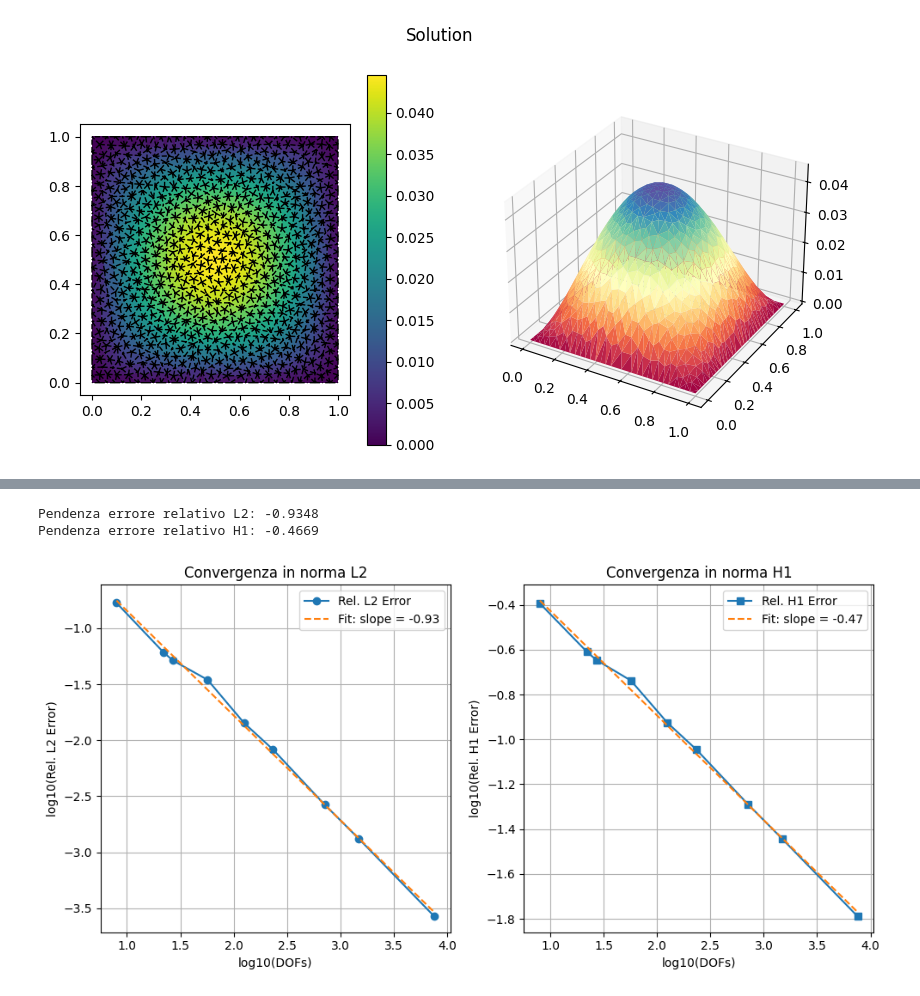
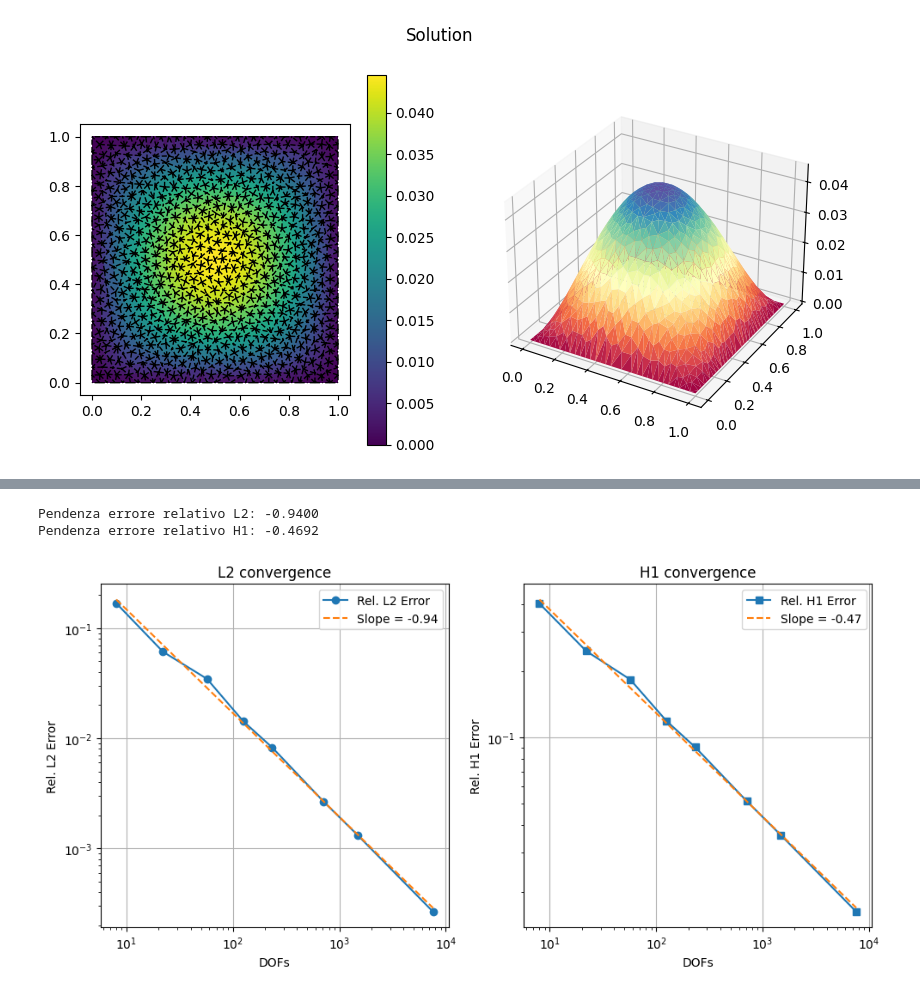
Before and after one commit to aurona23/progetto-MOR, a Jupyter notebook: high_fidelity_trial.ipynb, the cells around one changed output, grey strips where cells are left out. Drawn from its saved outputs; the diff is of its cells as text; code cells hidden in the pictures.

```diff
--- a/high_fidelity_trial.ipynb
+++ b/high_fidelity_trial.ipynb
@@ -416,50 +416,54 @@ DOFs     h         Rel. L2 Err    Rel. H1 Err  Rel. Residual       Iter   Max It
 # %%
 import matplotlib.pyplot as plt
+import numpy as np
 
-# Supponiamo che dofs_errors sia già definito
-# dofs_errors = {dofs1: [rel_L2_err1, rel_H1_err1], dofs2: [...], ...}
-
-# Ordina per numero di DOFs
+# Ordina i DOFs
 dofs_sorted = sorted(dofs_errors.keys())
-log_dofs = np.log10(dofs_sorted)
 rel_L2_errors = [dofs_errors[d][0] for d in dofs_sorted]
 rel_H1_errors = [dofs_errors[d][1] for d in dofs_sorted]
 
-log_rel_L2_errors = np.log10(rel_L2_errors)
-log_rel_H1_errors = np.log10(rel_H1_errors)
+# Fit lineare in scala log-log
+log_dofs = np.log10(dofs_sorted)
+log_rel_L2 = np.log10(rel_L2_errors)
+log_rel_H1 = np.log10(rel_H1_errors)
+coeffs_L2 = np.polyfit(log_dofs, log_rel_L2, 1)
+coeffs_H1 = np.polyfit(log_dofs, log_rel_H1, 1)
 
-# Fit lineare (retta) in scala log-log
-coeffs_L2 = np.polyfit(log_dofs, log_rel_L2_errors, 1)
-coeffs_H1 = np.polyfit(log_dofs, log_rel_H1_errors, 1)
-
-# Stampa pendenze
 print(f"Pendenza errore relativo L2: {coeffs_L2[0]:.4f}")
 print(f"Pendenza errore relativo H1: {coeffs_H1[0]:.4f}")
 
-# Plot L2
+# Plot in scala log-log ma con assi reali
 plt.figure(figsize=(10, 5))
+
+# L2 plot
 plt.subplot(1, 2, 1)
-plt.plot(log_dofs, log_rel_L2_errors, 'o-', label='Rel. L2 Error')
-plt.plot(log_dofs, np.polyval(coeffs_L2, log_dofs), '--', label=f'Fit: slope = {coeffs_L2[0]:.2f}')
-plt.xlabel('log10(DOFs)')
-plt.ylabel('log10(Rel. L2 Error)')
-plt.title('Convergenza in norma L2')
+plt.plot(dofs_sorted, rel_L2_errors, 'o-', label='Rel. L2 Error')
+plt.plot(dofs_sorted, 10**np.polyval(coeffs_L2, np.log10(dofs_sorted)), '--',
+         label=f'Slope = {coeffs_L2[0]:.2f}')
+plt.xscale('log')
+plt.yscale('log')
+plt.xlabel('DOFs')
+plt.ylabel('Rel. L2 Error')
+plt.title('L2 convergence')
+plt.grid(True)
 plt.legend()
+
+# H1 plot
+plt.subplot(1, 2, 2)
+plt.plot(dofs_sorted, rel_H1_errors, 's-', label='Rel. H1 Error')
+plt.plot(dofs_sorted, 10**np.polyval(coeffs_H1, np.log10(dofs_sorted)), '--',
+         label=f'Slope = {coeffs_H1[0]:.2f}')
+plt.xscale('log')
+plt.yscale('log')
+plt.xlabel('DOFs')
+plt.ylabel('Rel. H1 Error')
+plt.title('H1 convergence')
 plt.grid(True)
-
-# Plot H1
-plt.subplot(1, 2, 2)
-plt.plot(log_dofs, log_rel_H1_errors, 's-', label='Rel. H1 Error')
-plt.plot(log_dofs, np.polyval(coeffs_H1, log_dofs), '--', label=f'Fit: slope = {coeffs_H1[0]:.2f}')
-plt.xlabel('log10(DOFs)')
-plt.ylabel('log10(Rel. H1 Error)')
-plt.title('Convergenza in norma H1')
 plt.legend()
-plt.grid(True)
 
 plt.tight_layout()
 plt.show()
 # %% [output]
-Pendenza errore relativo L2: -0.9348
-Pendenza errore relativo H1: -0.4669
+Pendenza errore relativo L2: -0.9400
+Pendenza errore relativo H1: -0.4692
-[figure, old version]
+[figure, new version]
```
Also changed, not shown: parts of 1 cell of this notebook, 1 other file.
